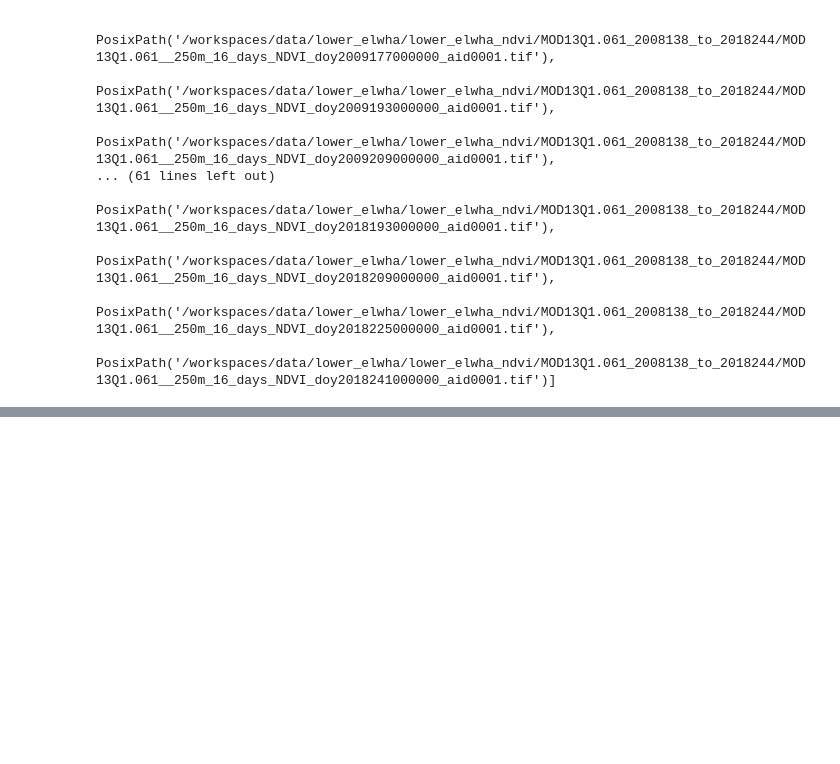
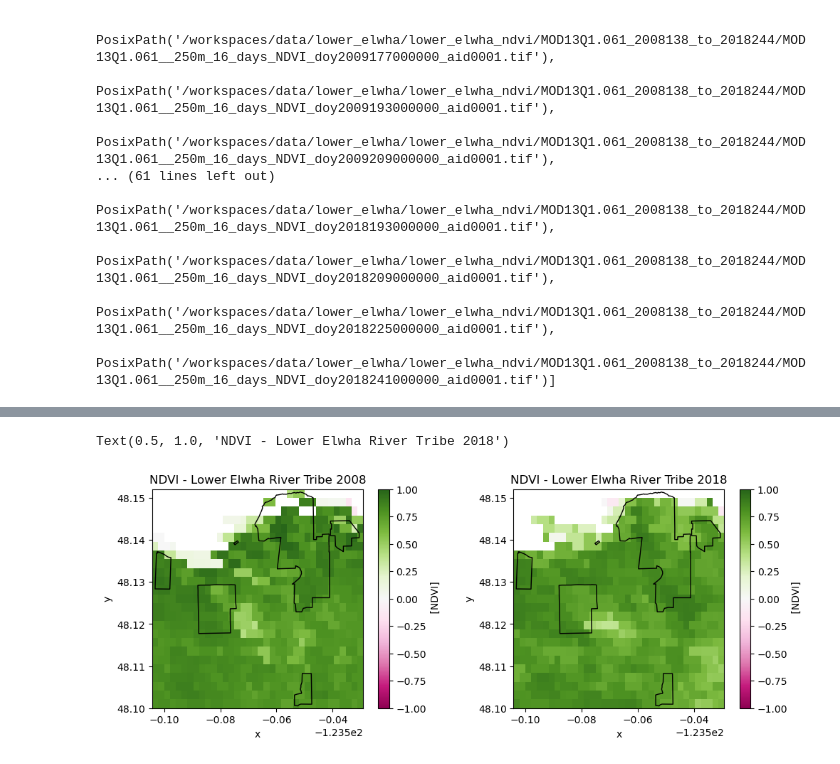
Before and after one commit to earthlab-education/04-vegetation-nym-veach, a Jupyter notebook: notebooks/elhwa-river-ndvi.ipynb, the cells around one changed output, grey strips where cells are left out. Saved outputs shown, nothing was run; the diff lists cells and outputs as text; code cells hidden in the pictures; blank space fills up the shorter version.

```diff
--- a/notebooks/elhwa-river-ndvi.ipynb
+++ b/notebooks/elhwa-river-ndvi.ipynb
@@ -202,33 +211,36 @@ rxr.open_rasterio(ndvi_paths[-1], mask_and_scale=True).squeeze().plot()
 # %%
 # Create variables for each raster to create side-by-side for comparison
-recent_ndvi = rxr.open_rasterio(ndvi_paths[-1], mask_and_scale=True).squeeze()
-old_ndvi = rxr.open_rasterio(ndvi_paths[0], mask_and_scale=True).squeeze()
+recent_ndvi = rxr.open_rasterio(elwha_ndvi_paths[-1], mask_and_scale=True).squeeze()
+old_ndvi = rxr.open_rasterio(elwha_ndvi_paths[0], mask_and_scale=True).squeeze()
 
 # Create and plot side-by-side subplots
 fig, axes = plt.subplots(1, 2, figsize=(12, 4))
 
 # Plot first 2001 image on left
 old_ndvi.plot(ax=axes[0], cmap=plt.cm.PiYG, vmin=-1, vmax=1)
 # Add boundary from AITSN geodataframe
-gric_boundary_gdf.plot(ax=axes[0],
+lower_elwha_gdf.plot(ax=axes[0],
                   edgecolor='black',
                   facecolor='none', # No fill
                   linewidth=1
 )
 # Add title
-axes[0].set_title("NDVI - Gila River 2001")
+axes[0].set_title("NDVI - Lower Elwha River Tribe 2008")
 
 # Plot most recent 2022 image on right
 recent_ndvi.plot(ax=axes[1], cmap=plt.cm.PiYG, vmin=-1, vmax=1)
 
 # Add boundary from AITSN geodataframe
-gric_boundary_gdf.plot(ax=axes[1],
+lower_elwha_gdf.plot(ax=axes[1],
                   edgecolor='black',
                   facecolor='none',
                   linewidth=1
 )
 
 # Add title
-axes[1].set_title("NDVI - Gila River 2022")
+axes[1].set_title("NDVI - Lower Elwha River Tribe 2018")
+# %% [output]
+Text(0.5, 1.0, 'NDVI - Lower Elwha River Tribe 2018')
+[figure, added]
 # %%
 # Calculate the mean of 2001 to 2011 NDVI data
```
Also changed, not shown: parts of 8 cells of this notebook.
